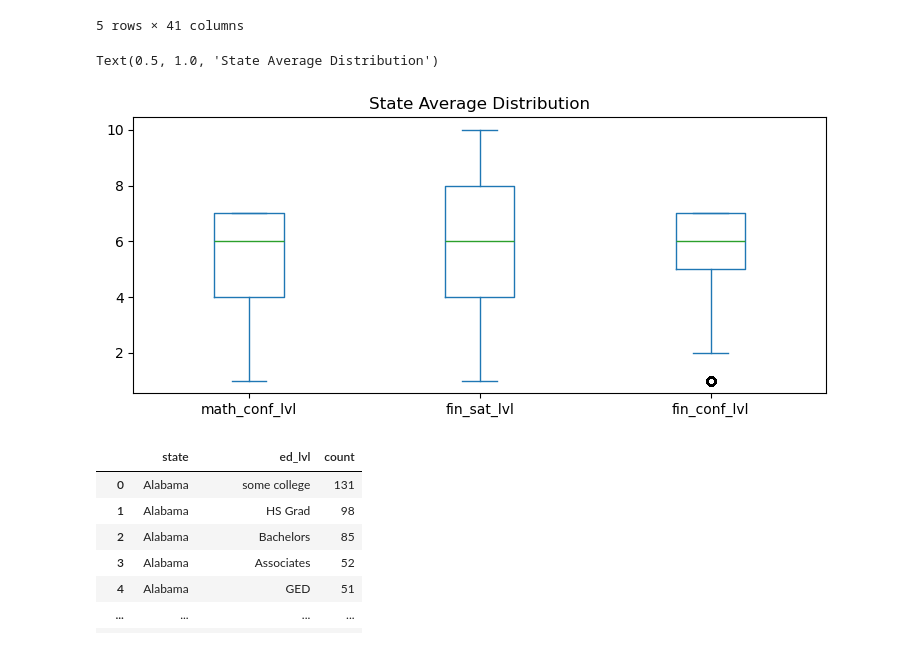
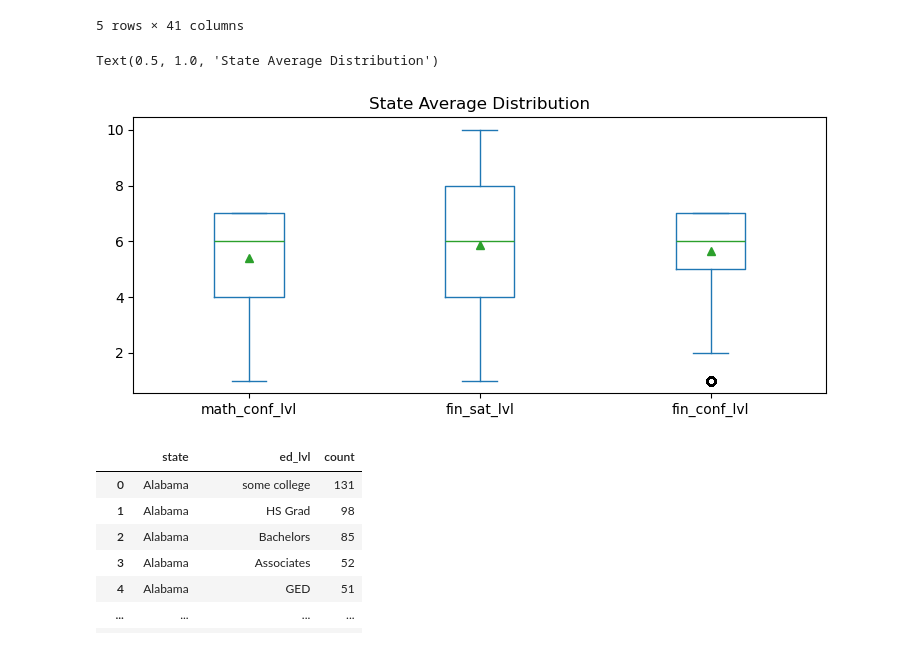
Before and after one commit to jhardin7612/financial_capability_study, a Jupyter notebook: notebooks/sandbox.ipynb, the cells around one changed output. Cells and saved outputs as stored; diff of their text form; code cells hidden in the pictures.

```diff
--- a/notebooks/sandbox.ipynb
+++ b/notebooks/sandbox.ipynb
@@ -29,13 +29,13 @@ combined_df = combined_df.dropna()
 # %%
 # Set the figure size
 plt.rcParams["figure.figsize"] = [7.50, 3.50]
 plt.rcParams["figure.autolayout"] = True
 #Plot Graph
-ax = combined_df[['math_conf_lvl','fin_sat_lvl', 'fin_conf_lvl']].plot(kind='box')
+ax = combined_df[['math_conf_lvl','fin_sat_lvl', 'fin_conf_lvl']].plot(kind='box', showmeans=True)
 ax.set_title('State Average Distribution')
 # %% [output]
 Text(0.5, 1.0, 'State Average Distribution')
-[figure, old version]
+[figure, new version]
 # %%
 combined_df.groupby('state')['ed_lvl'].value_counts().reset_index()
 # %% [output]
```
Also changed, not shown: parts of 1 cell of this notebook, 4 other files.
